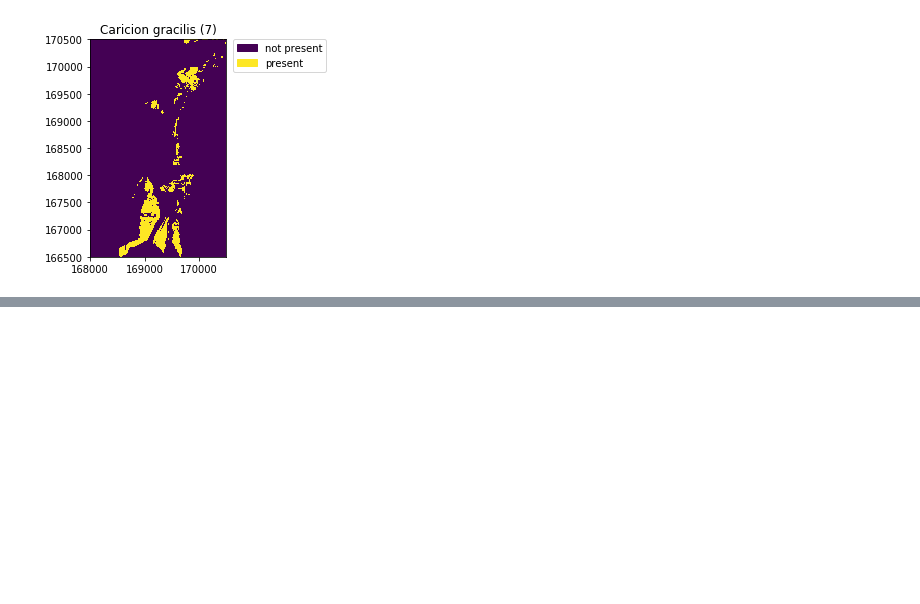
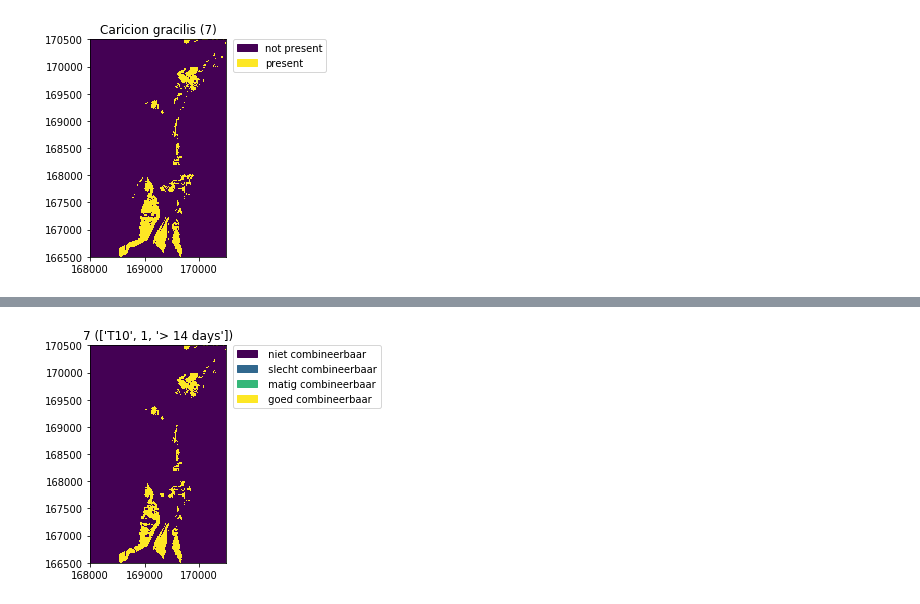
Before and after one commit to inbo/niche_vlaanderen, a Jupyter notebook: docs/floodplain.ipynb, the cells around one changed output, grey strips where cells are left out. Drawn from its saved outputs; the diff is of its cells as text; code cells hidden in the pictures; blank space fills up the shorter version.

```diff
--- a/docs/floodplain.ipynb
+++ b/docs/floodplain.ipynb
@@ -58,6 +59,6 @@ De output van een niche model kan ook met die van Floodplains gecombineerd worde
 # %%
-# myniche.run()
-# myniche.plot(7)
-# plt.show()
+myniche.run()
+myniche.plot(7)
+plt.show()
 # %% [output]
 [figure]
@@ -71,2 +65,12 @@ Affine(20.0, 0.0, 168000.0,
+# %%
+z = fp.combine(myniche)
+# fp._context.crs
+#myniche._context.crs
+# %%
+
+z.plot(7)
+plt.show()
+# %% [output]
+[figure, added]
 # %%
 nv.niche.conductivity2minerality("/home/johan/_proj/niche/TestCase_GWDRDijle_fout/Input/minrijkdom.asc", "minerality.asc")
```
Also changed, not shown: parts of 4 cells of this notebook, 18 other files.
